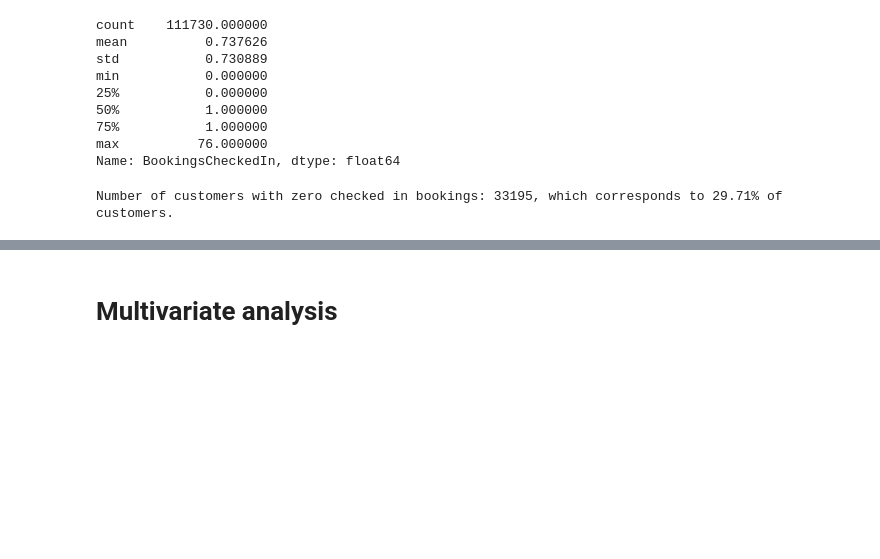
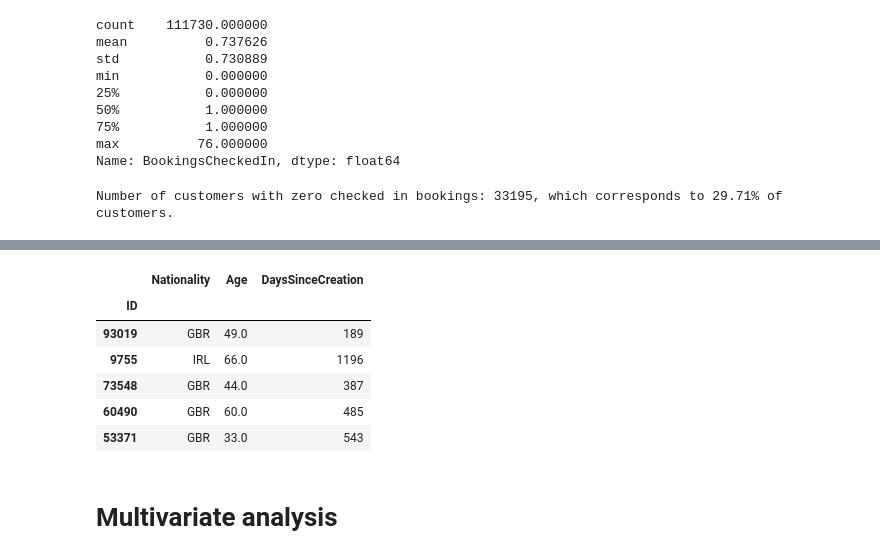
Before and after one commit to RubenCMarques/Hotel-Customer-Segmentation, a Jupyter notebook: Notebooks/Diogo_workspace.ipynb, the cells around one changed output, grey strips where cells are left out. Saved outputs shown, nothing was run; the diff lists cells and outputs as text; code cells hidden in the pictures; blank space fills up the shorter version.

```diff
--- a/Notebooks/Diogo_workspace.ipynb
+++ b/Notebooks/Diogo_workspace.ipynb
@@ -968,3 +1062,13 @@ data.sample(5)
+# %%
+data[demographic_features].sample(5)
+# %% [output]
+|  | Nationality | Age | DaysSinceCreation |
+| ID |  |  |  |
+| 93019 | GBR | 49.0 | 189 |
+| 9755 | IRL | 66.0 | 1196 |
+| 73548 | GBR | 44.0 | 387 |
+| 60490 | GBR | 60.0 | 485 |
+| 53371 | GBR | 33.0 | 543 |
 # %% [markdown]
 # Multivariate analysis
 # %% [markdown]
```
Also changed, not shown: parts of 23 cells of this notebook.
